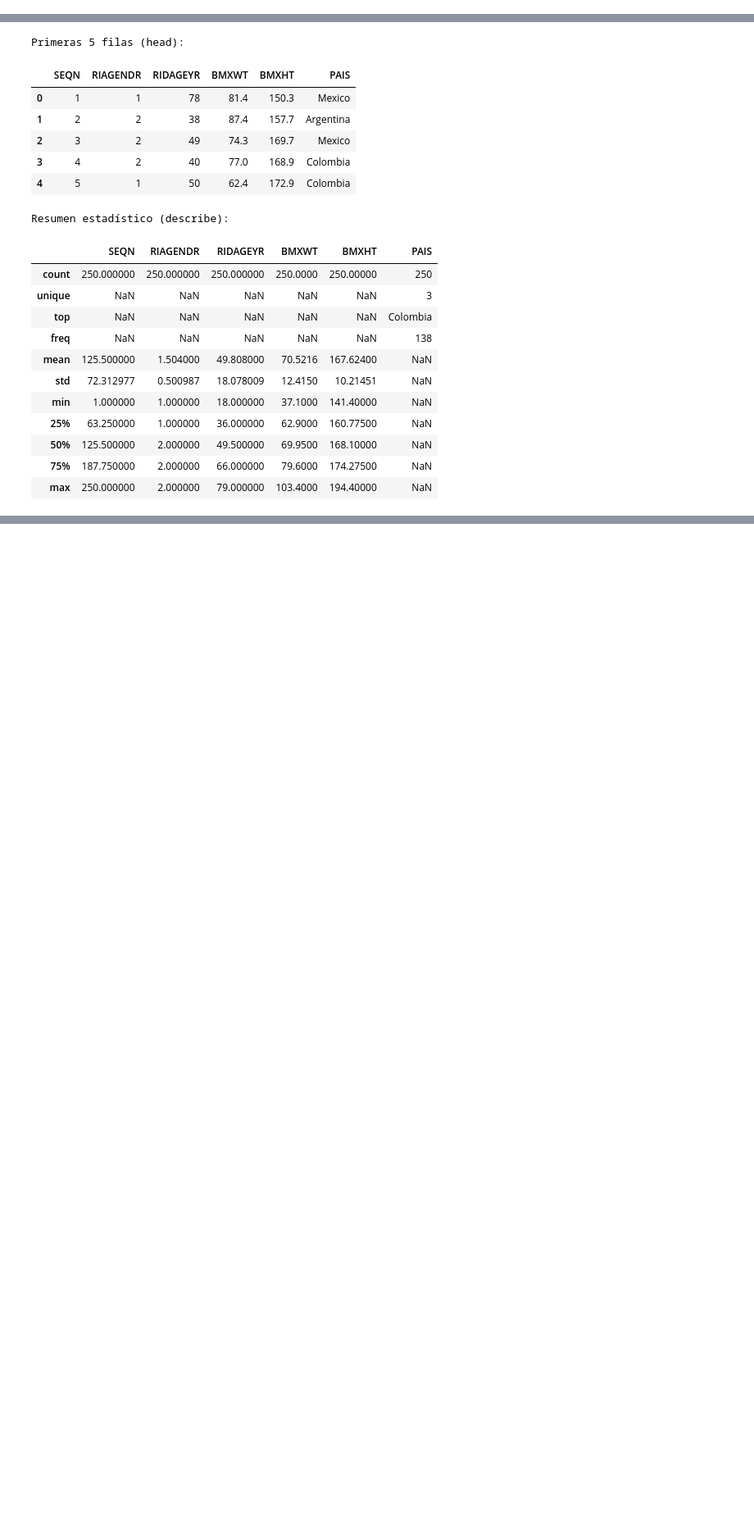
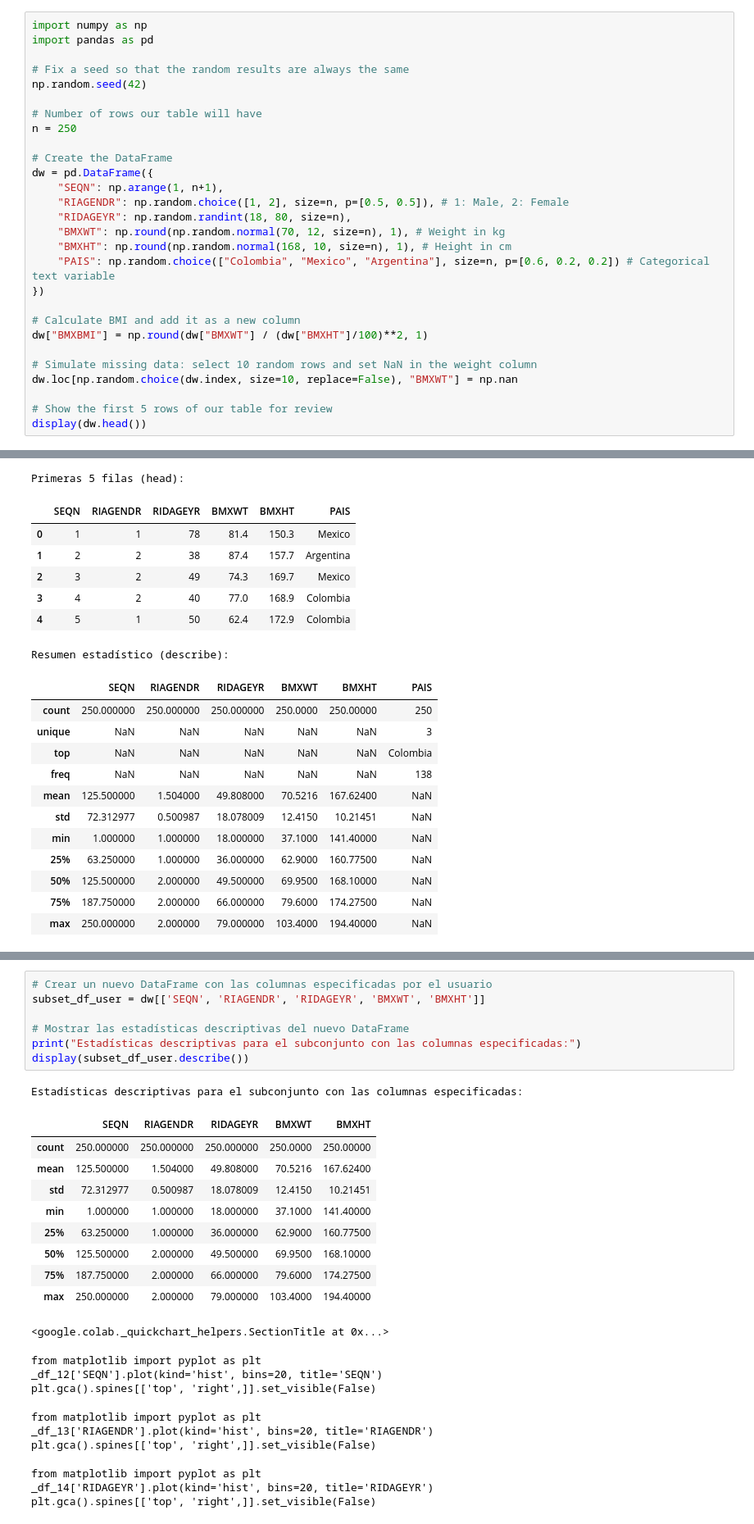
Before and after one commit to AndresJaramillo12/SISTEMAS-AVANZADOS-DE-PRODUCCI-N-CON-PYTHON-LUNES-Y-JUEVES, a Jupyter notebook: Jaramillo__Andres_Vega_Carolina_Morales_Nicolas.ipynb, the cells around one changed output, grey strips where cells are left out. Shown: that part at 82% size. Drawn from its saved outputs; the diff is of its cells as text; blank space fills up the shorter version.

```diff
--- a/Jaramillo__Andres_Vega_Carolina_Morales_Nicolas.ipynb
+++ b/Jaramillo__Andres_Vega_Carolina_Morales_Nicolas.ipynb
@@ -976,3 +971,31 @@ Integrante 1: Fredy Orjuela
 Enlace GitHub 1: https://github.com/faorjuelal/SAPP---IIND---005786
 
 **Esto es muy importante ya que se puede elegir cualqueir notebbok al azar de los integrantes.**
+# %%
+import numpy as np
+import pandas as pd
+
+# Fix a seed so that the random results are always the same
+np.random.seed(42)
+
+# Number of rows our table will have
+n = 250
+
+# Create the DataFrame
+dw = pd.DataFrame({
+    "SEQN": np.arange(1, n+1),
+    "RIAGENDR": np.random.choice([1, 2], size=n, p=[0.5, 0.5]), # 1: Male, 2: Female
+    "RIDAGEYR": np.random.randint(18, 80, size=n),
+    "BMXWT": np.round(np.random.normal(70, 12, size=n), 1), # Weight in kg
+    "BMXHT": np.round(np.random.normal(168, 10, size=n), 1), # Height in cm
+    "PAIS": np.random.choice(["Colombia", "Mexico", "Argentina"], size=n, p=[0.6, 0.2, 0.2]) # Categorical text variable
+})
+
+# Calculate BMI and add it as a new column
+dw["BMXBMI"] = np.round(dw["BMXWT"] / (dw["BMXHT"]/100)**2, 1)
+
+# Simulate missing data: select 10 random rows and set NaN in the weight column
+dw.loc[np.random.choice(dw.index, size=10, replace=False), "BMXWT"] = np.nan
+
+# Show the first 5 rows of our table for review
+display(dw.head())
@@ -1090,0 +1204,28 @@ Resumen estadístico (describe):
+# %%
+# Crear un nuevo DataFrame con las columnas especificadas por el usuario
+subset_df_user = dw[['SEQN', 'RIAGENDR', 'RIDAGEYR', 'BMXWT', 'BMXHT']]
+
+# Mostrar las estadísticas descriptivas del nuevo DataFrame
+print("Estadísticas descriptivas para el subconjunto con las columnas especificadas:")
+display(subset_df_user.describe())
+# %% [output]
+Estadísticas descriptivas para el subconjunto con las columnas especificadas:
+|  | SEQN | RIAGENDR | RIDAGEYR | BMXWT | BMXHT |
+| count | 250.000000 | 250.000000 | 250.000000 | 250.0000 | 250.00000 |
+| mean | 125.500000 | 1.504000 | 49.808000 | 70.5216 | 167.62400 |
+| std | 72.312977 | 0.500987 | 18.078009 | 12.4150 | 10.21451 |
+| min | 1.000000 | 1.000000 | 18.000000 | 37.1000 | 141.40000 |
+| 25% | 63.250000 | 1.000000 | 36.000000 | 62.9000 | 160.77500 |
+| 50% | 125.500000 | 2.000000 | 49.500000 | 69.9500 | 168.10000 |
+| 75% | 187.750000 | 2.000000 | 66.000000 | 79.6000 | 174.27500 |
+| max | 250.000000 | 2.000000 | 79.000000 | 103.4000 | 194.40000 |
+<google.colab._quickchart_helpers.SectionTitle at 0x...>
+from matplotlib import pyplot as plt
+_df_12['SEQN'].plot(kind='hist', bins=20, title='SEQN')
+plt.gca().spines[['top', 'right',]].set_visible(False)
+from matplotlib import pyplot as plt
+_df_13['RIAGENDR'].plot(kind='hist', bins=20, title='RIAGENDR')
+plt.gca().spines[['top', 'right',]].set_visible(False)
+from matplotlib import pyplot as plt
+_df_14['RIDAGEYR'].plot(kind='hist', bins=20, title='RIDAGEYR')
+plt.gca().spines[['top', 'right',]].set_visible(False)
```
Also changed, not shown: parts of 17 cells of this notebook.
